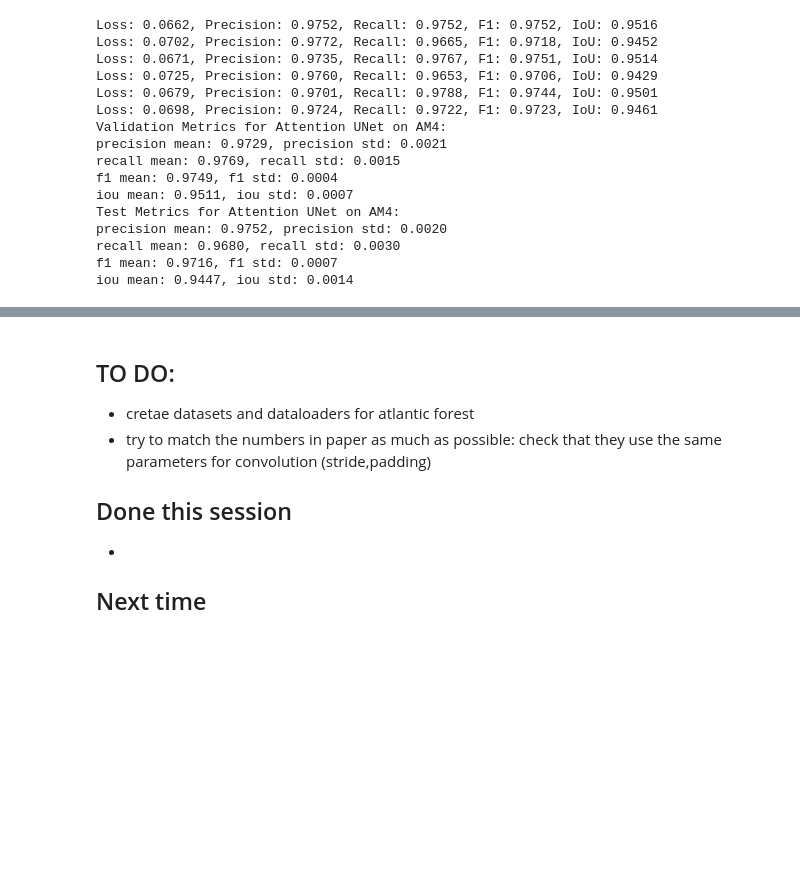
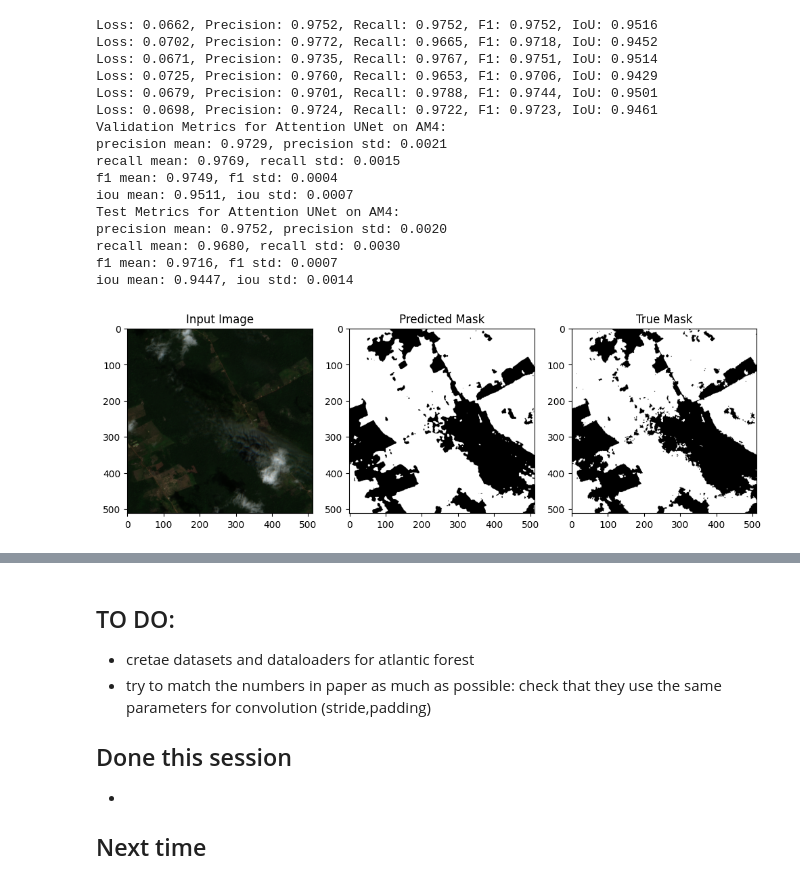
Before and after one commit to barbara-barta/deforestation-unet, a Jupyter notebook: notebooks/experiments.ipynb, the cells around one changed output, grey strips where cells are left out. Saved outputs shown, nothing was run; the diff lists cells and outputs as text; code cells hidden in the pictures; blank space fills up the shorter version.

```diff
--- a/notebooks/experiments.ipynb
+++ b/notebooks/experiments.ipynb
@@ -885,3 +909,29 @@ precision mean: 0.9752, precision std: 0.0020
 recall mean: 0.9680, recall std: 0.0030
 f1 mean: 0.9716, f1 std: 0.0007
 iou mean: 0.9447, iou std: 0.0014
+# %%
+model_name = "unet_attn_am4_0"
+model_attn = AttentionUNet(num_inputs=4,num_outputs=1).to(device)
+model_attn.load_state_dict(torch.load(Path(CHECKPOINT_PATH) / f"{model_name}.pt", map_location=torch.device('cpu')))
+image = train_dataset_am4[1][0].unsqueeze(0).to(device)  # Add batch dimension and move to device
+pred = model_attn(image)
+pred_mask = (pred > 0.).float().squeeze().cpu().numpy()
+plt.figure(figsize=(12, 6))
+plt.subplot(1, 3, 1)
+img_np = image.squeeze().cpu().numpy()
+if img_np.ndim == 3 and img_np.shape[0] == 4:
+    rgb = np.transpose(img_np[:3], (1, 2, 0))
+    plt.imshow(rgb)
+else:
+    plt.imshow(img_np.squeeze(), cmap='Greys_r')
+plt.title("Input Image")
+plt.subplot(1, 3, 2)
+plt.imshow(pred_mask, cmap='gray')
+plt.title("Predicted Mask")
+plt.subplot(1, 3, 3)
+true_mask = train_dataset_am4[1][1].squeeze().cpu().numpy()
+plt.imshow(true_mask, cmap='gray')
+plt.title("True Mask")
+plt.show()
+# %% [output]
+[figure, added]
```
Also changed, not shown: parts of 5 cells of this notebook, 4 other files.
